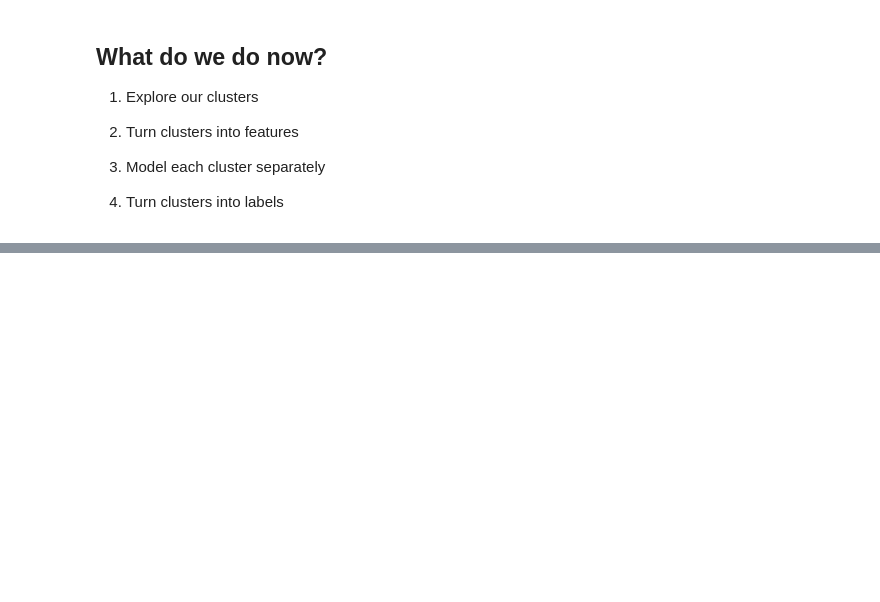
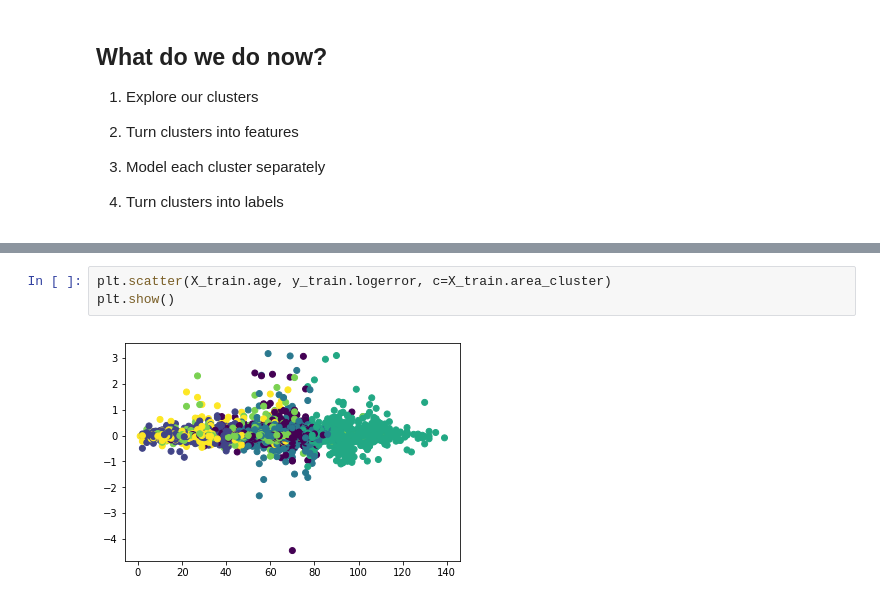
Before and after one commit to CodeupClassroom/darden-clustering, a Jupyter notebook: I_have_clusters_now_what.ipynb, the cells around one changed output, grey strips where cells are left out. Drawn from its saved outputs; the diff is of its cells as text; blank space fills up the shorter version.

```diff
--- a/I_have_clusters_now_what.ipynb
+++ b/I_have_clusters_now_what.ipynb
@@ -597,0 +672,5 @@ train_clusters.head()
+# %%
+plt.scatter(X_train.age, y_train.logerror, c=X_train.area_cluster)
+plt.show()
+# %% [output]
+[figure, added]
```
Also changed, not shown: parts of 25 cells of this notebook.
